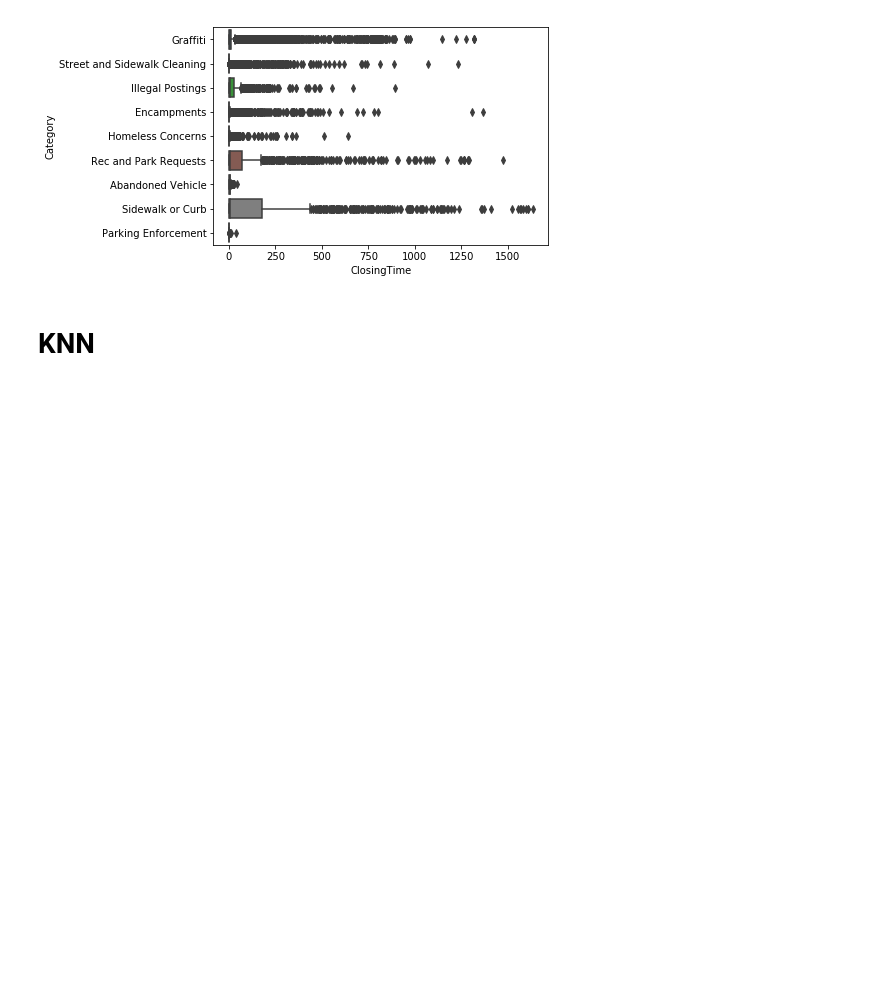
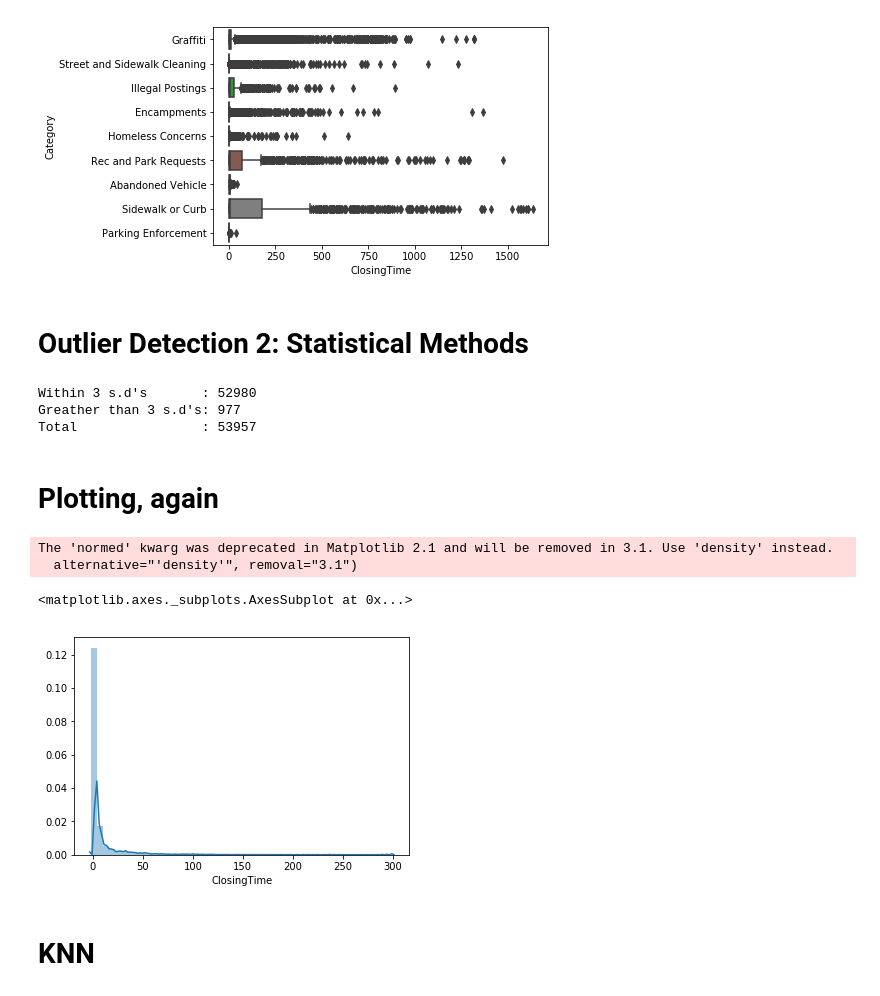
Before and after one commit to bpchivers/msds694_project, a Jupyter notebook: Predictions_Lou.ipynb, the cells around one changed output. Drawn from its saved outputs; the diff is of its cells as text; code cells hidden in the pictures; blank space fills up the shorter version.

Commit message:
statistical outlier deleted

```diff
--- a/Predictions_Lou.ipynb
+++ b/Predictions_Lou.ipynb
@@ -92,6 +94,38 @@ sns.boxplot(x="ClosingTime", y="Category", data=top_small_data)
 # %% [output]
 <matplotlib.axes._subplots.AxesSubplot at 0x...>
 [figure]
+# %% [markdown]
+# Outlier Detection 2: Statistical Methods
+# %%
+z = np.abs(stats.zscore(small_data['ClosingTime'])) # gives us the z-score for each closing time
+threshold = 3 # standard deviations
+
+data_reduced = small_data[(z < threshold)] #
+outliers = small_data[(z >= threshold)]
+
+print("Within 3 s.d's       : {}".format(len(data_reduced)))
+print("Greather than 3 s.d's: {}".format(len(outliers)))
+print("Total                : {}".format(len(small_data)))
+
+# Thus, we've now removed 977 rows of outlier data
+# Success!
+# %% [output]
+Within 3 s.d's       : 52980
+Greather than 3 s.d's: 977
+Total                : 53957
+# %% [markdown]
+# Plotting, again
+# %%
+# After successfully removing outliers, we plot again
+sns.distplot(data_reduced.ClosingTime)
+
+# .. well. We see that there is simply a huge concentration around
+# zero days for closing time. We have to live with this for now.
+# %% [output]
+The 'normed' kwarg was deprecated in Matplotlib 2.1 and will be removed in 3.1. Use 'density' instead.
+  alternative="'density'", removal="3.1")
+<matplotlib.axes._subplots.AxesSubplot at 0x...>
+[figure, added]
 # %%
 from sklearn.model_selection import train_test_split
 # %%
```
Also changed, not shown: parts of 3 cells of this notebook.
